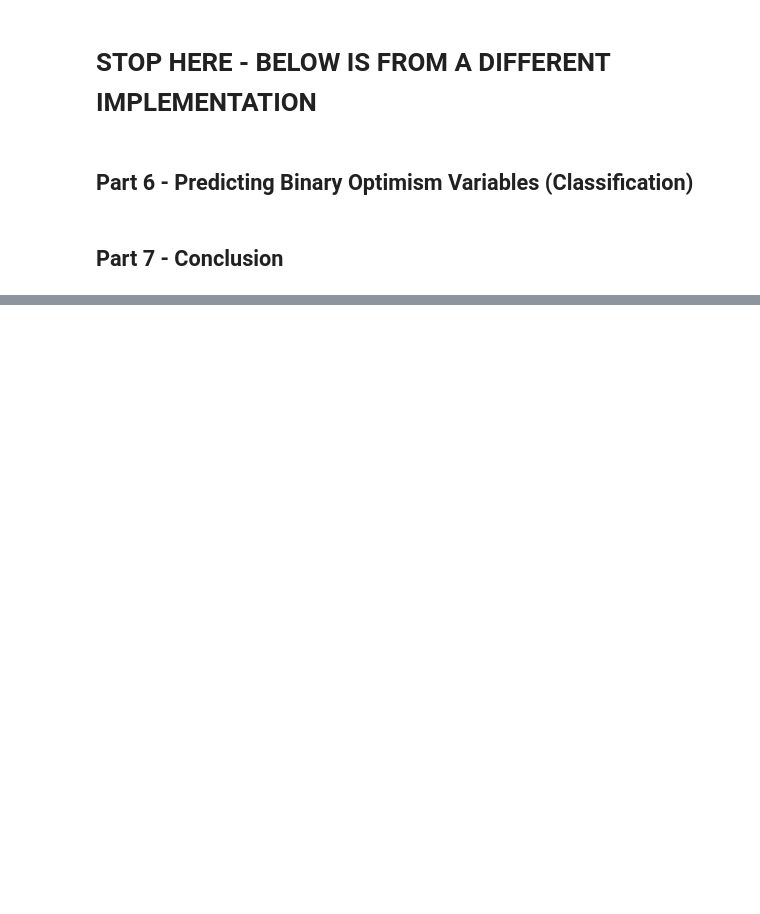
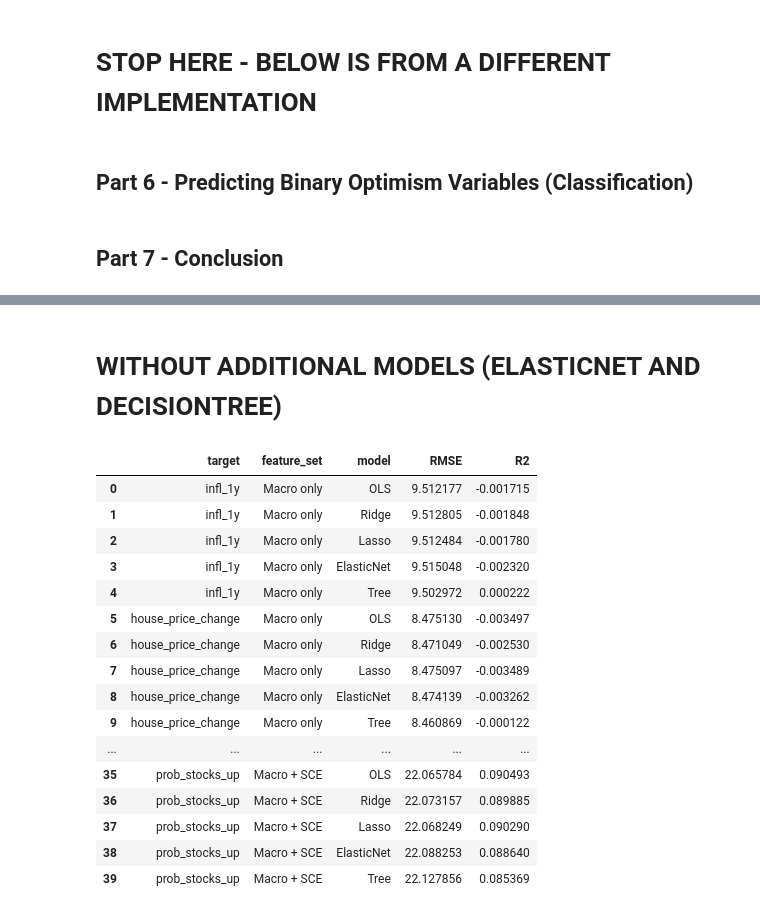
Before and after one commit to MHS17-NHH/FIE463-V26, a Jupyter notebook: data/solution.ipynb, the cells around one changed output, grey strips where cells are left out. Cells and saved outputs as stored; diff of their text form; code cells hidden in the pictures; blank space fills up the shorter version.

```diff
--- a/data/solution.ipynb
+++ b/data/solution.ipynb
@@ -794,7 +803,7 @@ def ridge_cv_and_validation_curve(X_train, y_train, target_name, feature_set_nam
     rcv = RidgeCV(
         alphas=ridge_alphas,
         store_cv_results=True,  # lecture: cv_results_ of shape (Nobs, Nalphas)
-        cv=None,                # leave-one-out
+        cv=5,                # 5-fold CV
     ).fit(X_tr, y_train)
 
     alpha_best = rcv.alpha_
@@ -1064,0 +1537,41 @@ results_df
+# %% [markdown]
+# WITHOUT ADDITIONAL MODELS (ELASTICNET AND DECISIONTREE)
+# %%
+def plot_ts_grid(dates_train, dates_test,
+                 y_train_df, y_test_df,
+                 preds_train, preds_test,
+                 feature_set_name, split_date="2024-01-01"):
+    """
+    2×2 subplot grid — one panel per target, showing Actual + OLS + Ridge + Lasso.
+    preds_train / preds_test: {target: {model_name: array}}
+    """
+    COLORS = {"OLS": "tab:purple", "Ridge": "darkorange", "Lasso": "tab:green"}
+
+    fig, axes = plt.subplots(2, 2, figsize=(14, 8), sharex=True)
+
+    for ax, target in zip(axes.flatten(), TARGETS):
+        # Actual values (combined train + test)
+        actual = pd.concat([
+            _monthly_mean(dates_train, y_train_df[target]),
+            _monthly_mean(dates_test,  y_test_df[target]),
+        ]).sort_index()
+        ax.plot(actual.index, actual.values, color="black", lw=1.8, label="Actual")
+
+        # Predicted values per model
+        for model_name, color in COLORS.items():
+            pred = pd.concat([
+                _monthly_mean(dates_train, preds_train[target][model_name]),
+                _monthly_mean(dates_test,  preds_test[target][model_name]),
+            ]).sort_index()
+            ax.plot(pred.index, pred.values, color=color,
+                    linestyle="--", lw=1, label=model_name)
+
+        ax.axvline(pd.Timestamp(split_date), color="red", linestyle=":",
+                   lw=1.5, label="Train/Test split")
+        ax.set_title(TARGET_LABELS[target])
+        ax.set_ylabel(TARGET_LABELS[target])
+        ax.legend(fontsize=7, ncol=2)
+
+    fig.suptitle(f"Actual vs Predicted — {feature_set_name}", fontsize=13)
+    plt.tight_layout()
+    plt.show()
@@ -1064,0 +1643,21 @@ results_df
+# %%
+results_df = pd.DataFrame(all_metrics)
+results_df
+# %% [output]
+|  | target | feature_set | model | RMSE | R2 |
+| 0 | infl_1y | Macro only | OLS | 9.512177 | -0.001715 |
+| 1 | infl_1y | Macro only | Ridge | 9.512805 | -0.001848 |
+| 2 | infl_1y | Macro only | Lasso | 9.512484 | -0.001780 |
+| 3 | infl_1y | Macro only | ElasticNet | 9.515048 | -0.002320 |
+| 4 | infl_1y | Macro only | Tree | 9.502972 | 0.000222 |
+| 5 | house_price_change | Macro only | OLS | 8.475130 | -0.003497 |
+| 6 | house_price_change | Macro only | Ridge | 8.471049 | -0.002530 |
+| 7 | house_price_change | Macro only | Lasso | 8.475097 | -0.003489 |
+| 8 | house_price_change | Macro only | ElasticNet | 8.474139 | -0.003262 |
+| 9 | house_price_change | Macro only | Tree | 8.460869 | -0.000122 |
+| ... | ... | ... | ... | ... | ... |
+| 35 | prob_stocks_up | Macro + SCE | OLS | 22.065784 | 0.090493 |
+| 36 | prob_stocks_up | Macro + SCE | Ridge | 22.073157 | 0.089885 |
+| 37 | prob_stocks_up | Macro + SCE | Lasso | 22.068249 | 0.090290 |
+| 38 | prob_stocks_up | Macro + SCE | ElasticNet | 22.088253 | 0.088640 |
+| 39 | prob_stocks_up | Macro + SCE | Tree | 22.127856 | 0.085369 |
```
Also changed, not shown: parts of 25 cells of this notebook, 1 other file.
